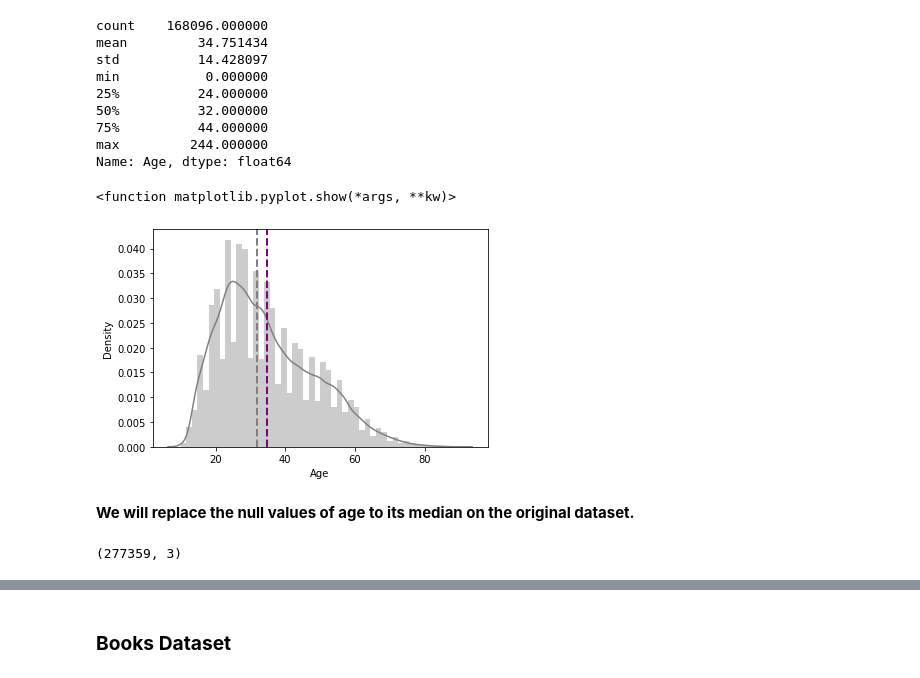
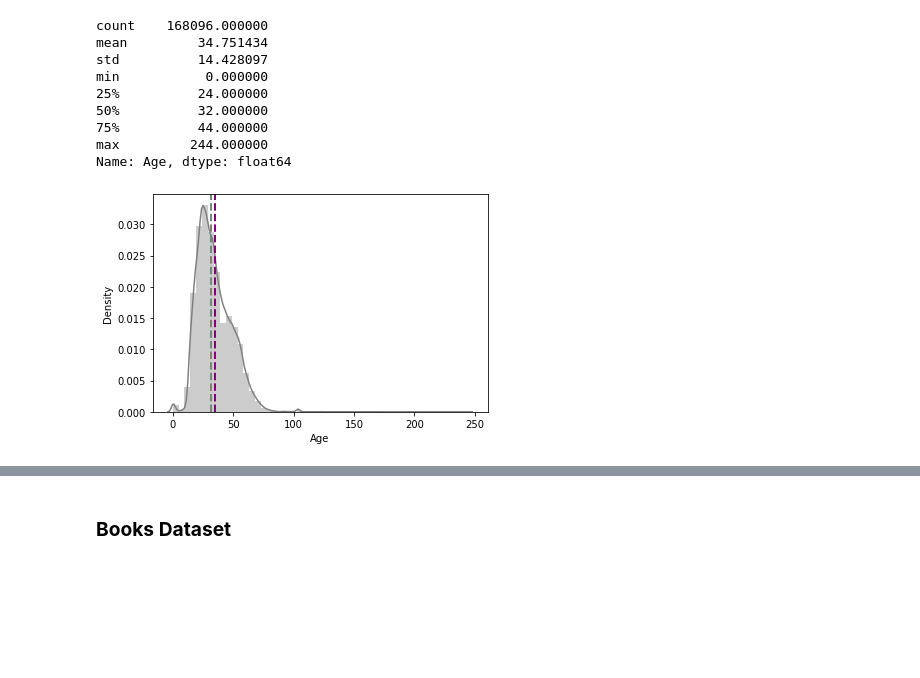
Before and after one commit to disuja7/Book-Recommendation-System, a Jupyter notebook: Book_Recommendation_System.ipynb, the cells around one changed output, grey strips where cells are left out. Drawn from its saved outputs; the diff is of its cells as text; code cells hidden in the pictures; blank space fills up the shorter version.

```diff
--- a/Book_Recommendation_System.ipynb
+++ b/Book_Recommendation_System.ipynb
@@ -186,10 +181,7 @@ age_df = age_df[(age_df['Age']>=10) & (age_df['Age']<=90)]
 # %%
-sns.distplot(age_df['Age'],color = 'grey')
-plt.axvline((age_df['Age']).median(), color='grey', linestyle='dashed', linewidth=2)
-plt.axvline((age_df['Age']).mean(), color='purple', linestyle='dashed', linewidth=2)
-plt.show
+sns.distplot(users_df['Age'],color = 'grey')
+plt.axvline((users_df['Age']).median(), color='grey', linestyle='dashed', linewidth=2)
+plt.axvline((users_df['Age']).mean(), color='purple', linestyle='dashed', linewidth=2)
+plt.show()
 # %% [output]
-<function matplotlib.pyplot.show(*args, **kw)>
-[figure, old version]
+[figure, new version]
-# %% [markdown]
-**We will replace the null values of age to its median on the original dataset.**
@@ -200,4 +187,0 @@ users_df = users_df[(users_df['Age']>=10) & (users_df['Age']<=90)]
-# %%
-users_df.shape
-# %% [output]
-(277359, 3)
```
Also changed, not shown: parts of 78 cells of this notebook.
